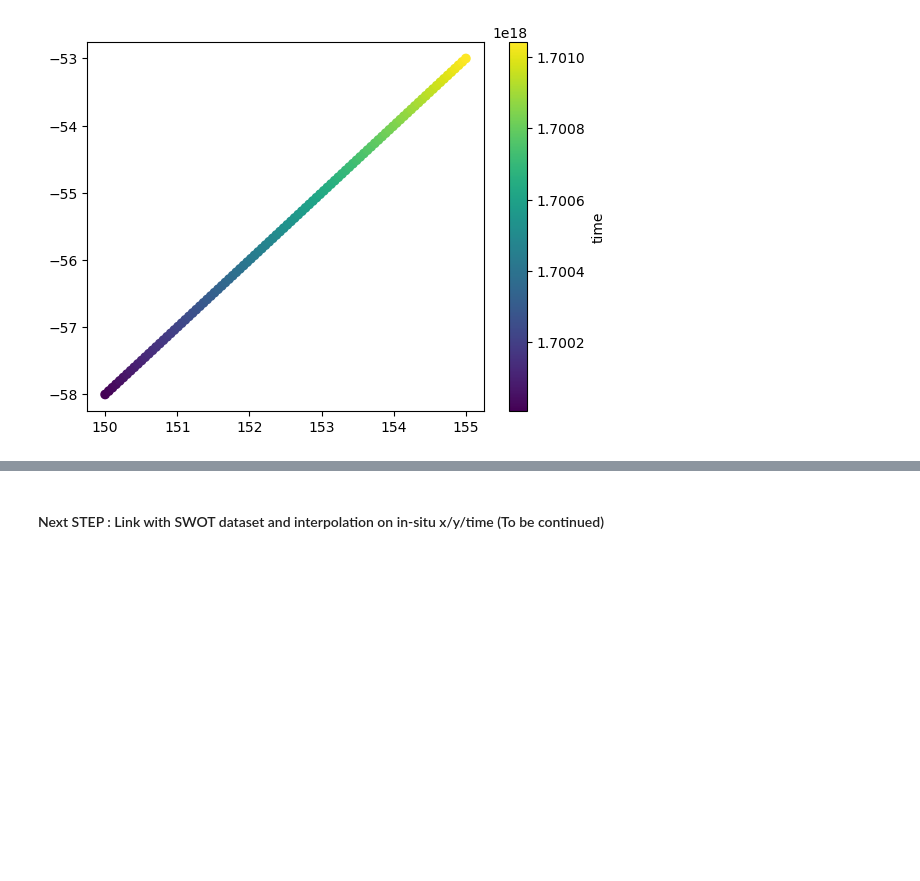
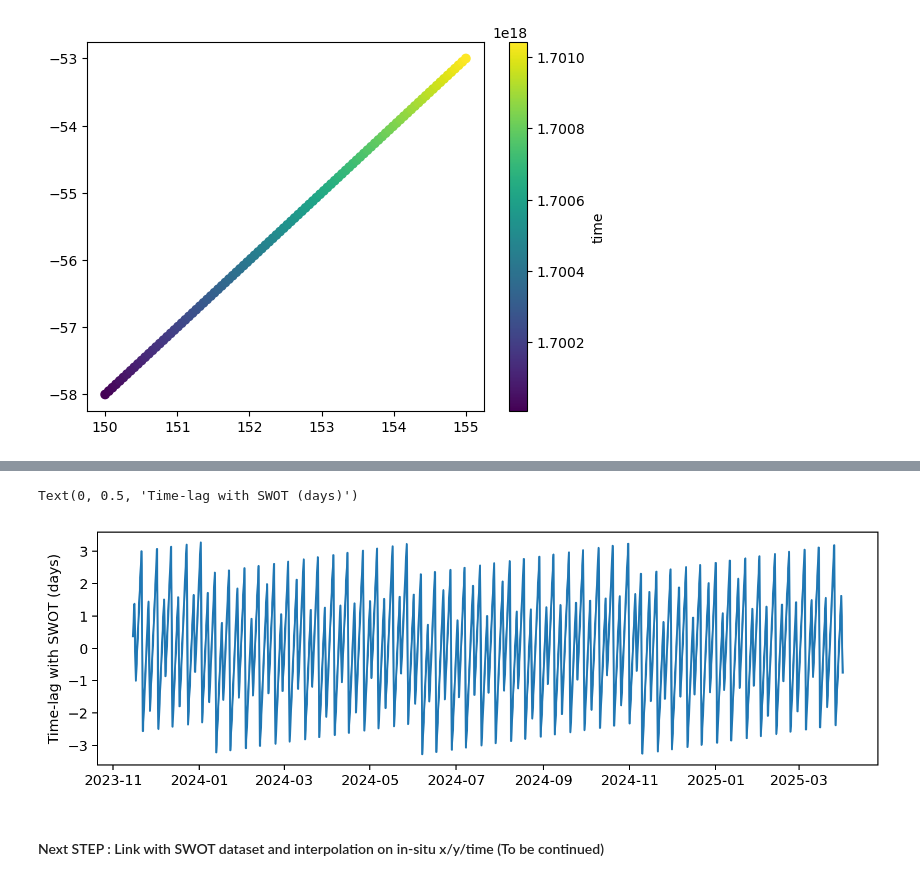
Before and after one commit to treden/SwotPass, a Jupyter notebook: Notebooks/3. SWOT co-location.ipynb, the cells around one changed output, grey strips where cells are left out. Saved outputs shown, nothing was run; the diff lists cells and outputs as text; code cells hidden in the pictures; blank space fills up the shorter version.

```diff
--- a/Notebooks/3. SWOT co-location.ipynb
+++ b/Notebooks/3. SWOT co-location.ipynb
@@ -57,2 +79,9 @@ plt.tight_layout()
+# %%
+plt.figure(figsize = (10,3), dpi = 180)
+plt.plot(swot_passages.t, swot_passages.swot_dt)
+plt.ylabel('Time-lag with SWOT (days)')
+# %% [output]
+Text(0, 0.5, 'Time-lag with SWOT (days)')
+[figure, added]
 # %% [markdown]
 #### Next STEP : Link with SWOT dataset and interpolation on in-situ x/y/time (To be continued)
```
Also changed, not shown: parts of 6 cells of this notebook, 1 other file.
